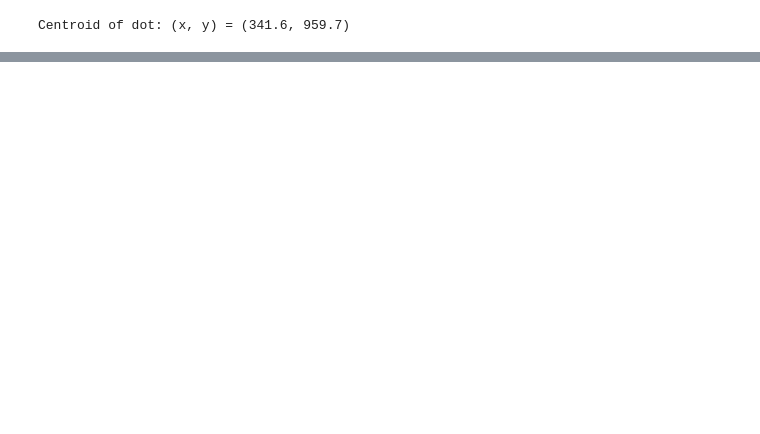
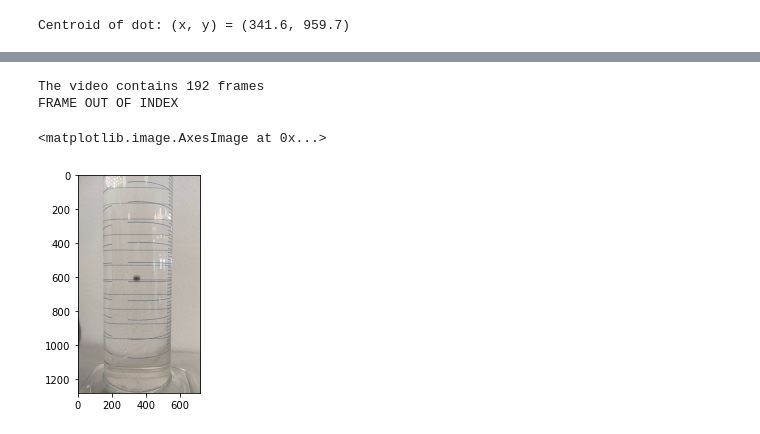
Before and after one commit to GiovanniLag/hackathon_lab, a Jupyter notebook: TRACKING.ipynb, the cells around one changed output, grey strips where cells are left out. Cells and saved outputs as stored; diff of their text form; code cells hidden in the pictures; blank space fills up the shorter version.

```diff
--- a/TRACKING.ipynb
+++ b/TRACKING.ipynb
@@ -268,10 +180,0 @@ print(toNp(frame_rgb))
-# %%
-newcap = cv2.VideoCapture("tracked.avi")
-n_frames = int(newcap.get(cv2.CAP_PROP_FRAME_COUNT))
-print(f'The video contains {n_frames} frames')
-
-newcap.set(cv2.CAP_PROP_POS_FRAMES, 0)
-ret, frame = newcap.read()
-newcap.release()
-frame_rgb = cv2.cvtColor(frame, cv2.COLOR_BGR2RGB)
-plt.imshow(frame_rgb)
@@ -310,0 +279,24 @@ Centroid of dot: (x, y) = (341.6, 959.7)
+# %%
+def getFrame(file,num):
+    cap = cv2.VideoCapture(file)
+    n_frames = int(cap.get(cv2.CAP_PROP_FRAME_COUNT))
+    print(f'The video contains {n_frames} frames')
+    if(num>=n_frames):
+        print("FRAME OUT OF INDEX")
+        return -1
+    else:
+        cap.set(cv2.CAP_PROP_POS_FRAMES, num)
+        ret, frame = cap.read()
+        cap.release()
+        frame_rgb = cv2.cvtColor(frame, cv2.COLOR_BGR2RGB)
+        return frame_rgb
+# %%
+fr = getFrame("palla grande.mp4",200)
+# %% [output]
+The video contains 192 frames
+FRAME OUT OF INDEX
+# %%
+plt.imshow(fr)
+# %% [output]
+<matplotlib.image.AxesImage at 0x...>
+[figure, added]
```
Also changed, not shown: parts of 14 cells of this notebook, 1 other file.
